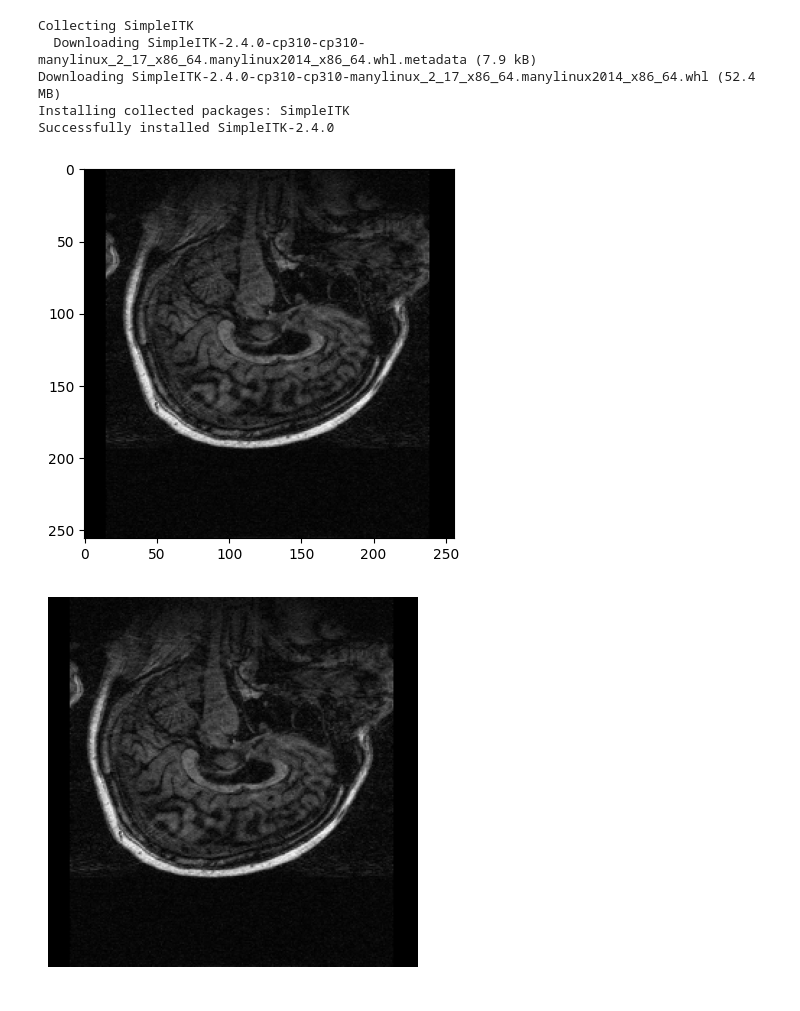
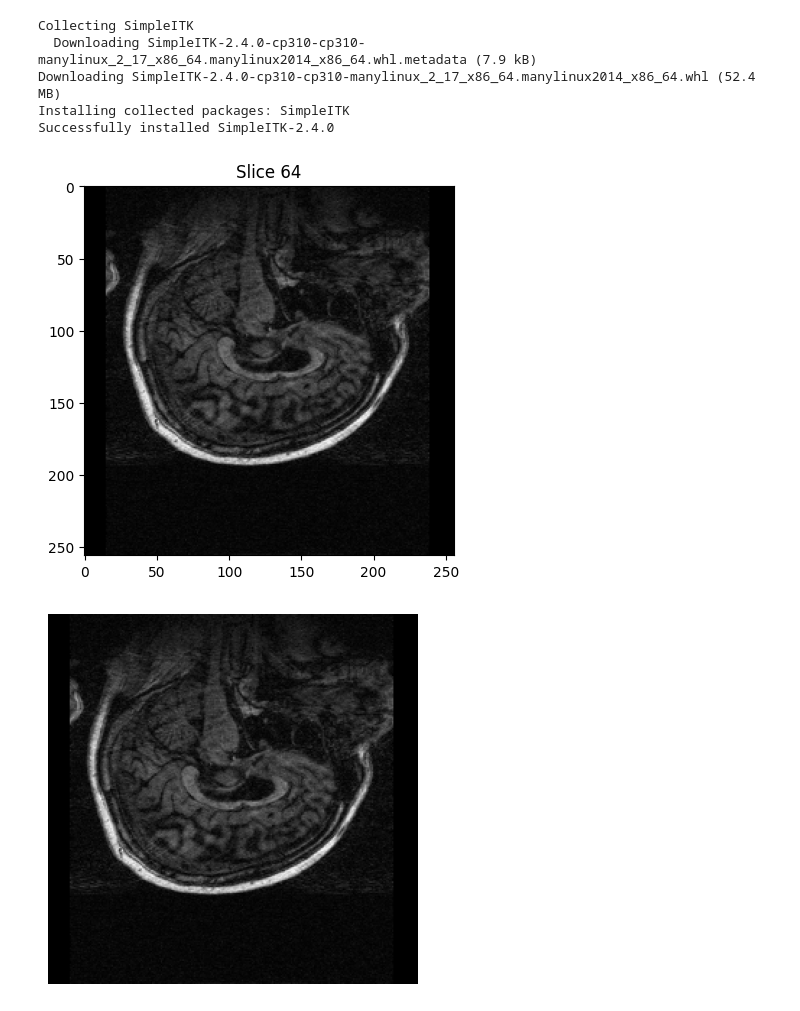
Before and after one commit to TTioTiago/ProcesamientoImagenes, a Jupyter notebook: Pruebas_Imagenes_MRI.ipynb, the cells around one changed output. Drawn from its saved outputs; the diff is of its cells as text; code cells hidden in the pictures.

Commit message:
Update Pruebas_Imagenes_MRI
Arreglando un error

```diff
--- a/Pruebas_Imagenes_MRI.ipynb
+++ b/Pruebas_Imagenes_MRI.ipynb
@@ -9,22 +9,37 @@ Successfully installed SimpleITK-2.4.0
 # %%
 import SimpleITK as sitk
 import matplotlib.pyplot as plt
 
-# Ruta a tu archivo NIfTI (.hdr o .img) dentro de Google Drive
+# Ruta a tu archivo NIfTI (.hdr o .img)
 nifti_path = '/content/RAW/mpr-3.nifti.hdr'
-
 
 # Cargar la imagen NIfTI
 image = sitk.ReadImage(nifti_path)
 
 # Convertir a array para visualización
 image_array = sitk.GetArrayFromImage(image)
 
-# Mostrar la imagen, seleccionando una rebanada específica (por ejemplo, la número 50)
+# Obtener información de la imagen
+dimension = image.GetDimension()  # Dimensiones (e.g. 3D)
+size = image.GetSize()  # Resolución (tamaño de cada eje)
+spacing = image.GetSpacing()  # Espaciado físico entre píxeles
+depth = image.GetPixelIDValue()  # Tipo de pixel (se usa para determinar el número de bits)
+quantization_levels = 2**image.GetPixelIDValue()  # Niveles de cuantización (asumiendo 2^bits)
+
+# Mostrar la imagen, seleccionando una rebanada específica (por ejemplo, la número 64)
 plt.imshow(image_array[63, :, :], cmap='gray')
+plt.title(f'Slice 64')
 plt.show()
+
+# Imprimir la información adicional
+print(f'Dimensiones: {dimension}')
+print(f'Tamaño (resolución en cada eje): {size}')
+print(f'Espaciado entre píxeles: {spacing}')
+print(f'Tipo de pixel (ID): {depth}')
+print(f'Niveles de cuantización: {quantization_levels}')
+print(f'Número de canales: {1 if image.GetNumberOfComponentsPerPixel() == 1 else image.GetNumberOfComponentsPerPixel()}')
 # %% [output]
-[figure, old version]
+[figure, new version]
 # %%
 plt.imshow(image_array[63, :, :], cmap='gray')
 plt.axis('off')  # Para quitar los ejes
```
Also changed, not shown: parts of 2 cells of this notebook.
